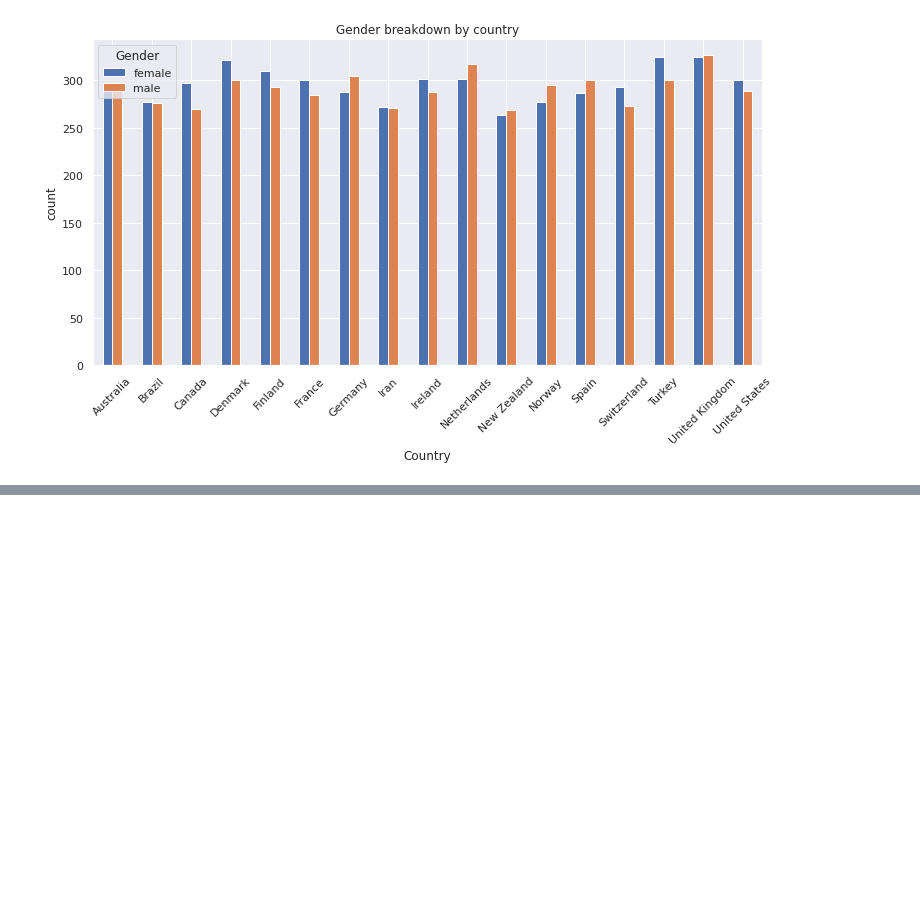
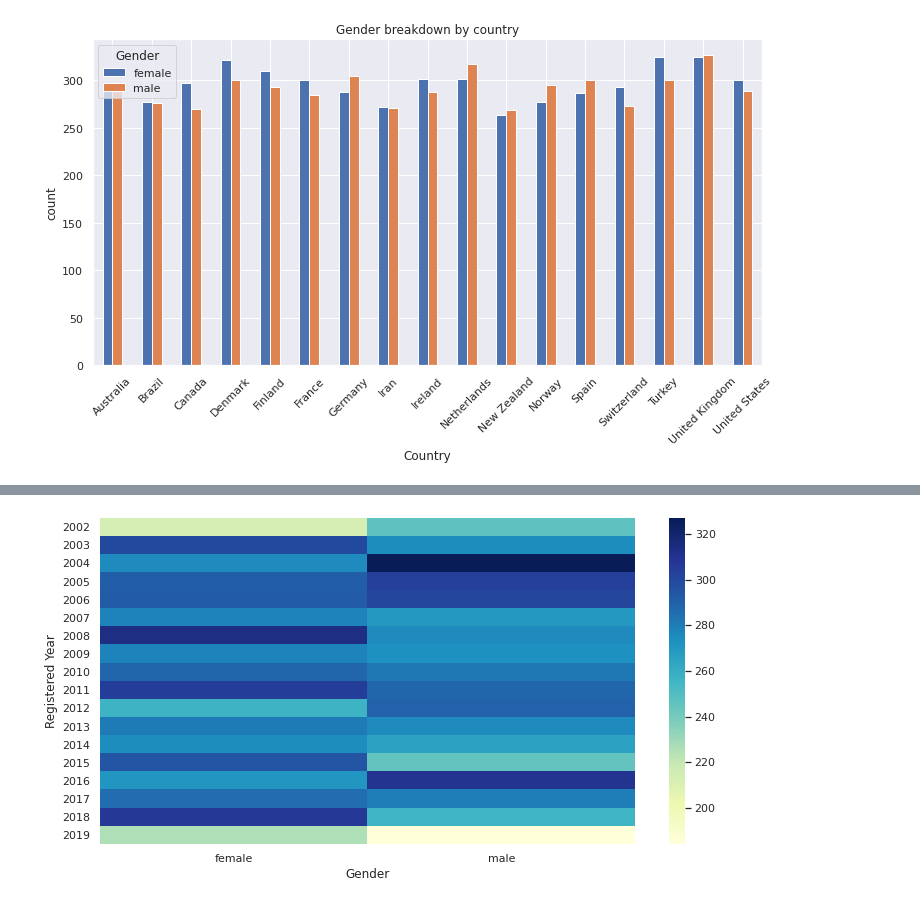
Before and after one commit to EdmonAbrahamyan/Data-Generation-and-EDA, a Jupyter notebook: Eda UserData.ipynb, the cells around one changed output, grey strips where cells are left out. Saved outputs shown, nothing was run; the diff lists cells and outputs as text; code cells hidden in the pictures; blank space fills up the shorter version.

```diff
--- a/Eda UserData.ipynb
+++ b/Eda UserData.ipynb
@@ -37,0 +48,4 @@ data_pivot.plot.bar(rot=45, title = 'Gender breakdown by country', ylabel = 'cou
+# %%
+sns.heatmap(data_pivot_reg_year, cmap='YlGnBu');
+# %% [output]
+[figure, added]
```
Also changed, not shown: parts of 5 cells of this notebook, 1 other file.
